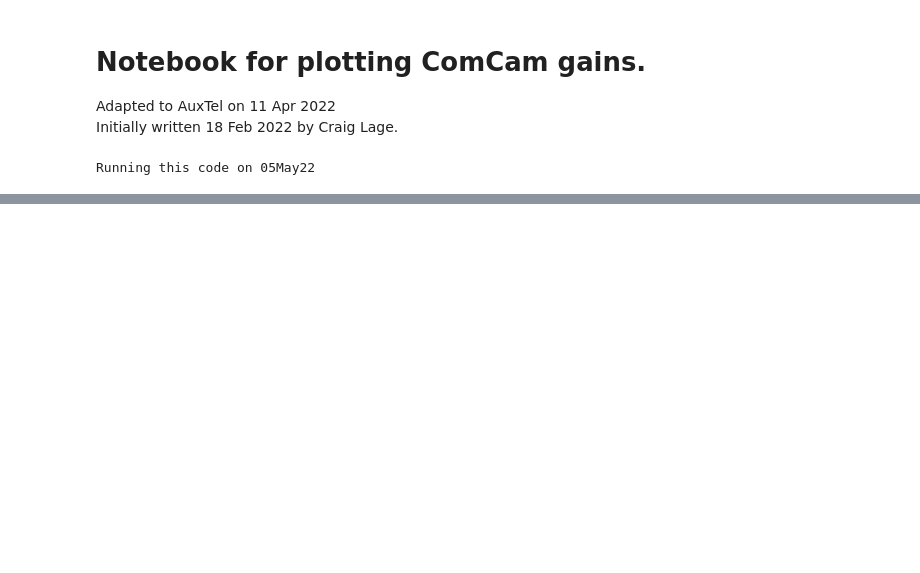
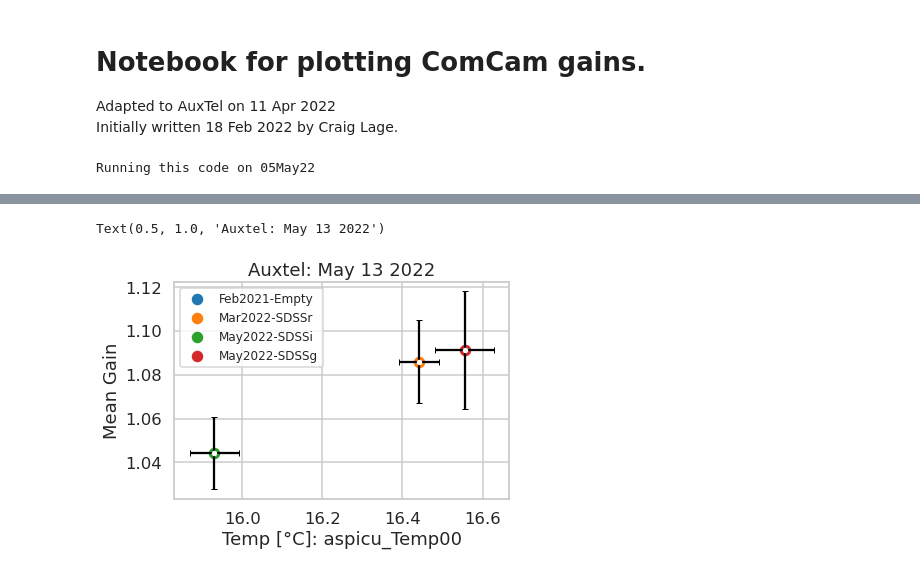
Before and after one commit to estevesjh/ComScratchStuff, a Jupyter notebook: AuxTel/ptcAnalysis/Gain_Comparison_04May2022.ipynb, the cells around one changed output, grey strips where cells are left out. Cells and saved outputs as stored; diff of their text form; code cells hidden in the pictures; blank space fills up the shorter version.

```diff
--- a/AuxTel/ptcAnalysis/Gain_Comparison_04May2022.ipynb
+++ b/AuxTel/ptcAnalysis/Gain_Comparison_04May2022.ipynb
@@ -110,0 +298,14 @@ plt.savefig(f'./plots/Gain_Compare_Scripts_{date}.pdf',dpi=100)
+# %%
+for i in range(len(exposures)):
+    plt.scatter(temp_data['t2'][i],data['gain'][i],s=100,label=run_names[i])
+plt.legend(fontsize=12)
+plt.errorbar(temp_data['t2'],data['gain'],xerr=temp_data['t2_err'],yerr=data['gain_err'],
+             fmt='.w',capsize=3,ecolor='k')
+
+plt.xlabel('Temp [°C]: aspicu_Temp00')
+plt.ylabel('Mean Gain')
+plt.title('Auxtel: May 13 2022')
+# plt.xlim(15.8,16.5)
+# %% [output]
+Text(0.5, 1.0, 'Auxtel: May 13 2022')
+[figure, added]
```
Also changed, not shown: parts of 21 cells of this notebook, 4 other files.
